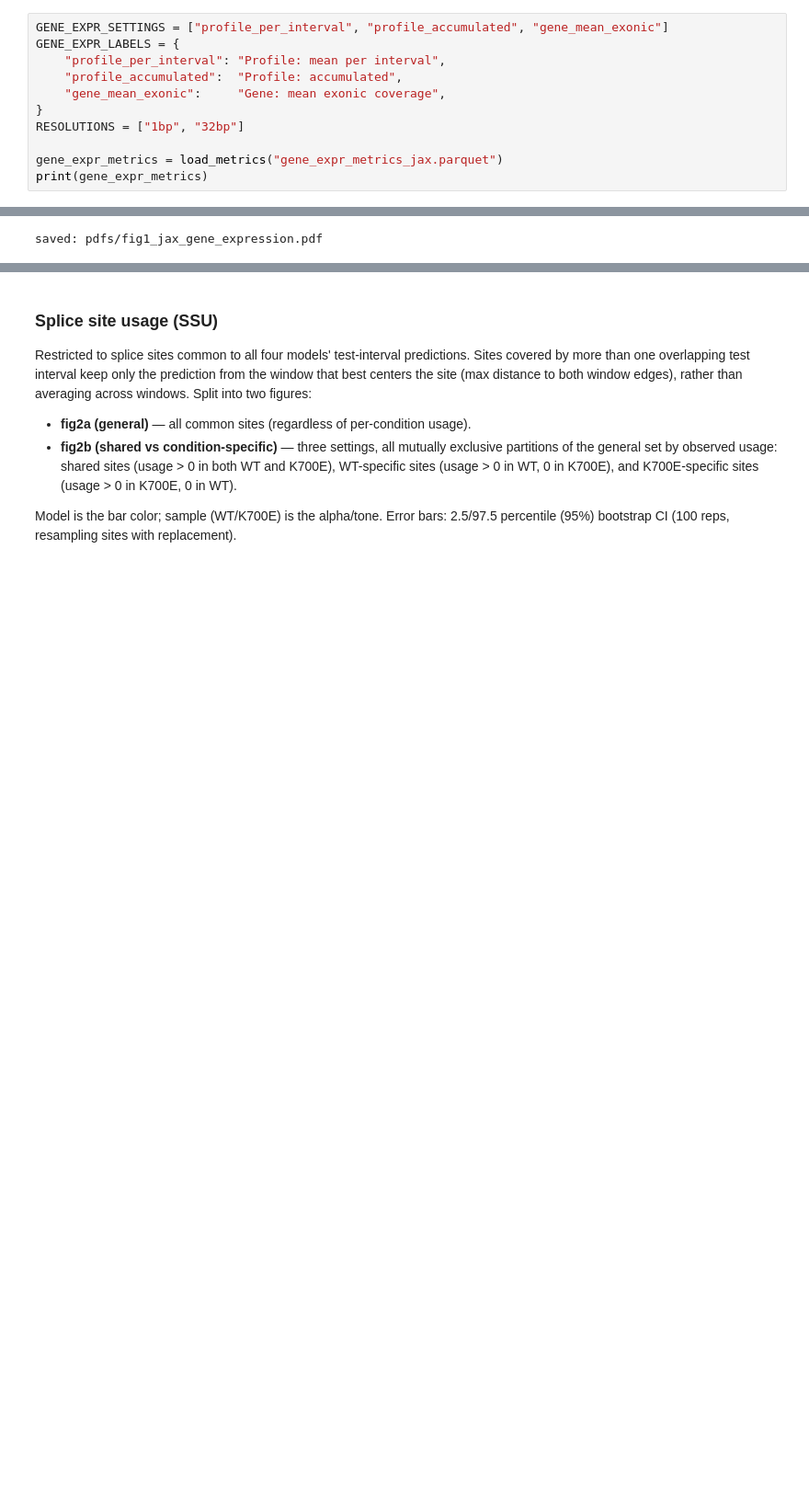
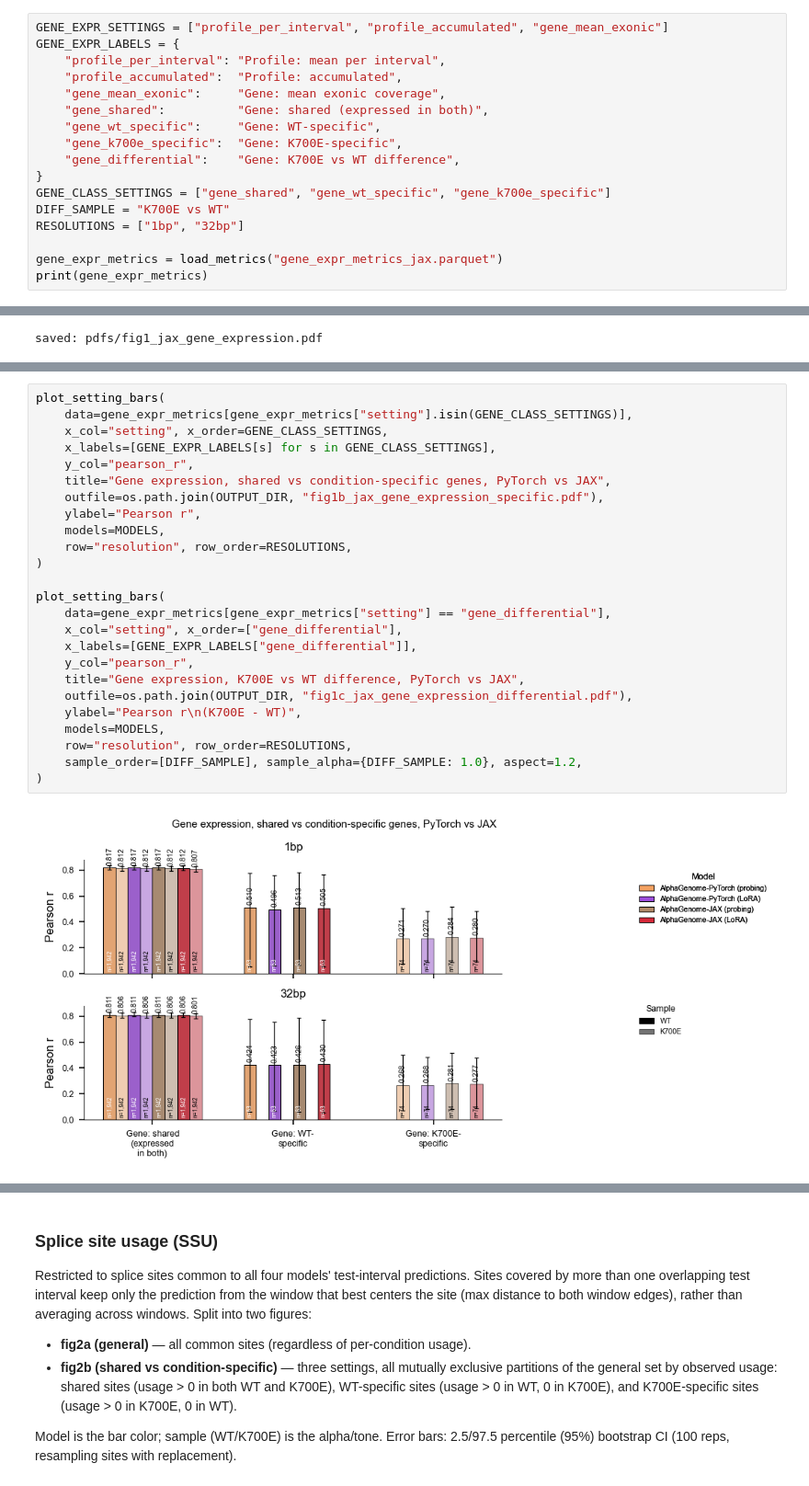
Before and after one commit to MiqG/alphagenome_finetuning_rna, a Jupyter notebook: figures/paper_jax.ipynb, the cells around one changed output, grey strips where cells are left out. Shown at 92% size. Saved outputs shown, nothing was run; the diff lists cells and outputs as text; blank space fills up the shorter version.

```diff
--- a/figures/paper_jax.ipynb
+++ b/figures/paper_jax.ipynb
@@ -220,7 +223,13 @@ GENE_EXPR_LABELS = {
     "profile_per_interval": "Profile: mean per interval",
     "profile_accumulated":  "Profile: accumulated",
     "gene_mean_exonic":     "Gene: mean exonic coverage",
+    "gene_shared":          "Gene: shared (expressed in both)",
+    "gene_wt_specific":     "Gene: WT-specific",
+    "gene_k700e_specific":  "Gene: K700E-specific",
+    "gene_differential":    "Gene: K700E vs WT difference",
 }
+GENE_CLASS_SETTINGS = ["gene_shared", "gene_wt_specific", "gene_k700e_specific"]
+DIFF_SAMPLE = "K700E vs WT"
 RESOLUTIONS = ["1bp", "32bp"]
 
 gene_expr_metrics = load_metrics("gene_expr_metrics_jax.parquet")
@@ -260,0 +279,27 @@ saved: pdfs/fig1_jax_gene_expression.pdf
+# %%
+plot_setting_bars(
+    data=gene_expr_metrics[gene_expr_metrics["setting"].isin(GENE_CLASS_SETTINGS)],
+    x_col="setting", x_order=GENE_CLASS_SETTINGS,
+    x_labels=[GENE_EXPR_LABELS[s] for s in GENE_CLASS_SETTINGS],
+    y_col="pearson_r",
+    title="Gene expression, shared vs condition-specific genes, PyTorch vs JAX",
+    outfile=os.path.join(OUTPUT_DIR, "fig1b_jax_gene_expression_specific.pdf"),
+    ylabel="Pearson r",
+    models=MODELS,
+    row="resolution", row_order=RESOLUTIONS,
+)
+
+plot_setting_bars(
+    data=gene_expr_metrics[gene_expr_metrics["setting"] == "gene_differential"],
+    x_col="setting", x_order=["gene_differential"],
+    x_labels=[GENE_EXPR_LABELS["gene_differential"]],
+    y_col="pearson_r",
+    title="Gene expression, K700E vs WT difference, PyTorch vs JAX",
+    outfile=os.path.join(OUTPUT_DIR, "fig1c_jax_gene_expression_differential.pdf"),
+    ylabel="Pearson r\n(K700E - WT)",
+    models=MODELS,
+    row="resolution", row_order=RESOLUTIONS,
+    sample_order=[DIFF_SAMPLE], sample_alpha={DIFF_SAMPLE: 1.0}, aspect=1.2,
+)
+# %% [output]
+[figure, added]
```
Also changed, not shown: parts of 4 cells of this notebook, 2 other files.
